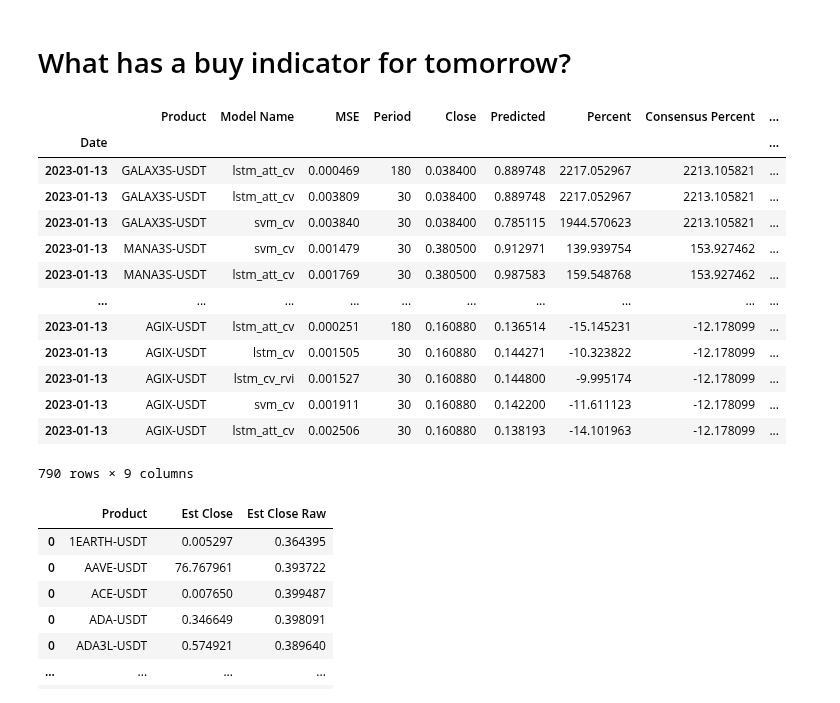
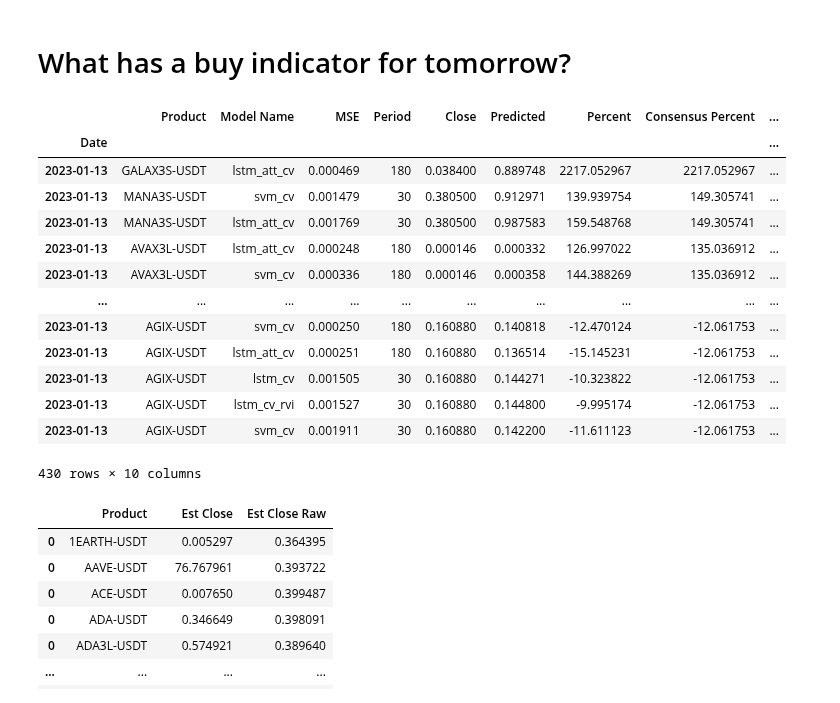
Before and after one commit to j03m/alfred, a Jupyter notebook: Coin_Predictions.ipynb, the cells around one changed output. Saved outputs shown, nothing was run; the diff lists cells and outputs as text; code cells hidden in the pictures.

```diff
--- a/Coin_Predictions.ipynb
+++ b/Coin_Predictions.ipynb
@@ -587,7 +147,7 @@ def train_config_model_against_df(name, config, df):
   features = config["column_sets"][name]
   num_features = len(features)
   print("Data prep for:", name)
-  [scaled_features, X, y, normal_features] = convert_to_training_dataset(df, columns=features+gbl_target_column)
+  [scaled_features, X, y, normal_features] = (df, columns=features+gbl_target_column)
   print("training:", name)
   model = models[name]
   history = model.fit(X, y)
@@ -842,34 +413,42 @@ df_trades_final = pd.merge(df_trades_final, df_weighted, left_on='Product', righ
 df_view = df_trades_final[["Product",  "Model Name",  "MSE", "Period", "Close", "Predicted", "Percent","Consensus Percent", "Consensus Prediction"]]
 df_view = df_trades_final.sort_values(by=["Consensus Percent", "MSE"], ascending=[True, False])
 # %%
-df_trades_filtered = df_trades.loc[(df_trades["Period"] == 180) & (df_trades["MSE"] < 0.0005) | (df_trades["Period"] == 30) & (df_trades["MSE"] < 0.005)]
+df_trades_filtered = df_trades.loc[(df_trades["Period"] == 180) & (df_trades["MSE"] < 0.0005) | (df_trades["Period"] == 30) & (df_trades["MSE"] < 0.002)]
 df_buys = df_trades_filtered[df_trades_filtered['Move'] > 0]
 df_shorts = df_trades_filtered[df_trades_filtered['Move'] < 0]
+
 df_weighted = df_trades_filtered.groupby("Product").apply(consensus_percent)
 df_weighted = df_weighted.rename("Consensus Percent")
 df_trades_final = pd.merge(df_trades_filtered, df_weighted, left_on='Product', right_index=True)
+
 df_weighted = df_trades_filtered.groupby("Product").apply(consensus_prediction)
 df_weighted = df_weighted.rename("Consensus Prediction")
 df_trades_final = pd.merge(df_trades_final, df_weighted, left_on='Product', right_index=True)
 
-df_view = df_trades_final[["Product",  "Model Name",  "MSE", "Period", "Close", "Predicted", "Percent","Consensus Percent", "Consensus Prediction"]]
+df_weighted = df_trades_filtered.groupby("Product").apply(consensus_overall)
+df_weighted = df_weighted.rename("Consensus Score")
+df_trades_final = pd.merge(df_trades_final, df_weighted, left_on='Product', right_index=True)
+
+
+df_view = df_trades_final[["Product",  "Model Name",  "MSE", "Period", "Close", "Predicted", "Percent","Consensus Percent", "Consensus Prediction", "Consensus Score"]]
 df_view = df_view.sort_values(by=["Consensus Percent", "MSE"], ascending=[False, True])
+
 df_view
 # %% [output]
 |  | Product | Model Name | MSE | Period | Close | Predicted | Percent | Consensus Percent | ... |
 | Date |  |  |  |  |  |  |  |  | ... |
-| 2023-01-13 | GALAX3S-USDT | lstm_att_cv | 0.000469 | 180 | 0.038400 | 0.889748 | 2217.052967 | 2213.105821 | ... |
-| 2023-01-13 | GALAX3S-USDT | lstm_att_cv | 0.003809 | 30 | 0.038400 | 0.889748 | 2217.052967 | 2213.105821 | ... |
-| 2023-01-13 | GALAX3S-USDT | svm_cv | 0.003840 | 30 | 0.038400 | 0.785115 | 1944.570623 | 2213.105821 | ... |
-| 2023-01-13 | MANA3S-USDT | svm_cv | 0.001479 | 30 | 0.380500 | 0.912971 | 139.939754 | 153.927462 | ... |
-| 2023-01-13 | MANA3S-USDT | lstm_att_cv | 0.001769 | 30 | 0.380500 | 0.987583 | 159.548768 | 153.927462 | ... |
+| 2023-01-13 | GALAX3S-USDT | lstm_att_cv | 0.000469 | 180 | 0.038400 | 0.889748 | 2217.052967 | 2217.052967 | ... |
+| 2023-01-13 | MANA3S-USDT | svm_cv | 0.001479 | 30 | 0.380500 | 0.912971 | 139.939754 | 149.305741 | ... |
+| 2023-01-13 | MANA3S-USDT | lstm_att_cv | 0.001769 | 30 | 0.380500 | 0.987583 | 159.548768 | 149.305741 | ... |
+| 2023-01-13 | AVAX3L-USDT | lstm_att_cv | 0.000248 | 180 | 0.000146 | 0.000332 | 126.997022 | 135.036912 | ... |
+| 2023-01-13 | AVAX3L-USDT | svm_cv | 0.000336 | 180 | 0.000146 | 0.000358 | 144.388269 | 135.036912 | ... |
 | ... | ... | ... | ... | ... | ... | ... | ... | ... | ... |
-| 2023-01-13 | AGIX-USDT | lstm_att_cv | 0.000251 | 180 | 0.160880 | 0.136514 | -15.145231 | -12.178099 | ... |
-| 2023-01-13 | AGIX-USDT | lstm_cv | 0.001505 | 30 | 0.160880 | 0.144271 | -10.323822 | -12.178099 | ... |
-| 2023-01-13 | AGIX-USDT | lstm_cv_rvi | 0.001527 | 30 | 0.160880 | 0.144800 | -9.995174 | -12.178099 | ... |
-| 2023-01-13 | AGIX-USDT | svm_cv | 0.001911 | 30 | 0.160880 | 0.142200 | -11.611123 | -12.178099 | ... |
-| 2023-01-13 | AGIX-USDT | lstm_att_cv | 0.002506 | 30 | 0.160880 | 0.138193 | -14.101963 | -12.178099 | ... |
+| 2023-01-13 | AGIX-USDT | svm_cv | 0.000250 | 180 | 0.160880 | 0.140818 | -12.470124 | -12.061753 | ... |
+| 2023-01-13 | AGIX-USDT | lstm_att_cv | 0.000251 | 180 | 0.160880 | 0.136514 | -15.145231 | -12.061753 | ... |
+| 2023-01-13 | AGIX-USDT | lstm_cv | 0.001505 | 30 | 0.160880 | 0.144271 | -10.323822 | -12.061753 | ... |
+| 2023-01-13 | AGIX-USDT | lstm_cv_rvi | 0.001527 | 30 | 0.160880 | 0.144800 | -9.995174 | -12.061753 | ... |
+| 2023-01-13 | AGIX-USDT | svm_cv | 0.001911 | 30 | 0.160880 | 0.142200 | -11.611123 | -12.061753 | ... |
-790 rows × 9 columns
+430 rows × 10 columns
 # %%
 df_estc
 # %% [output]
```
Also changed, not shown: parts of 7 cells of this notebook.
